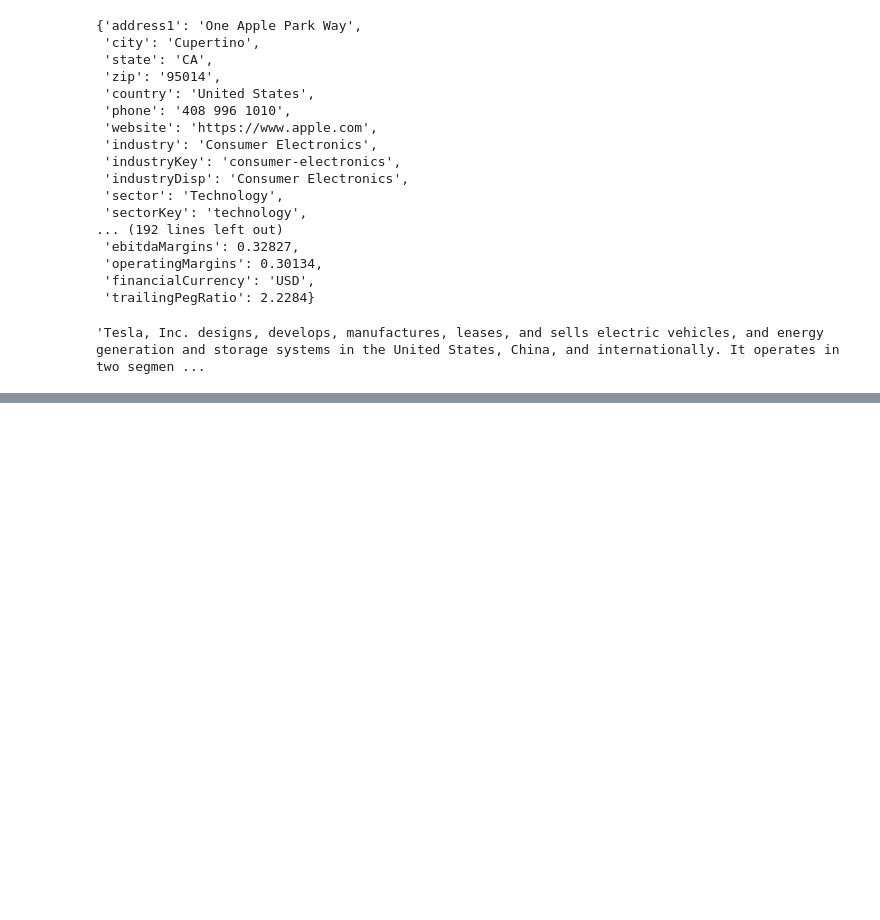
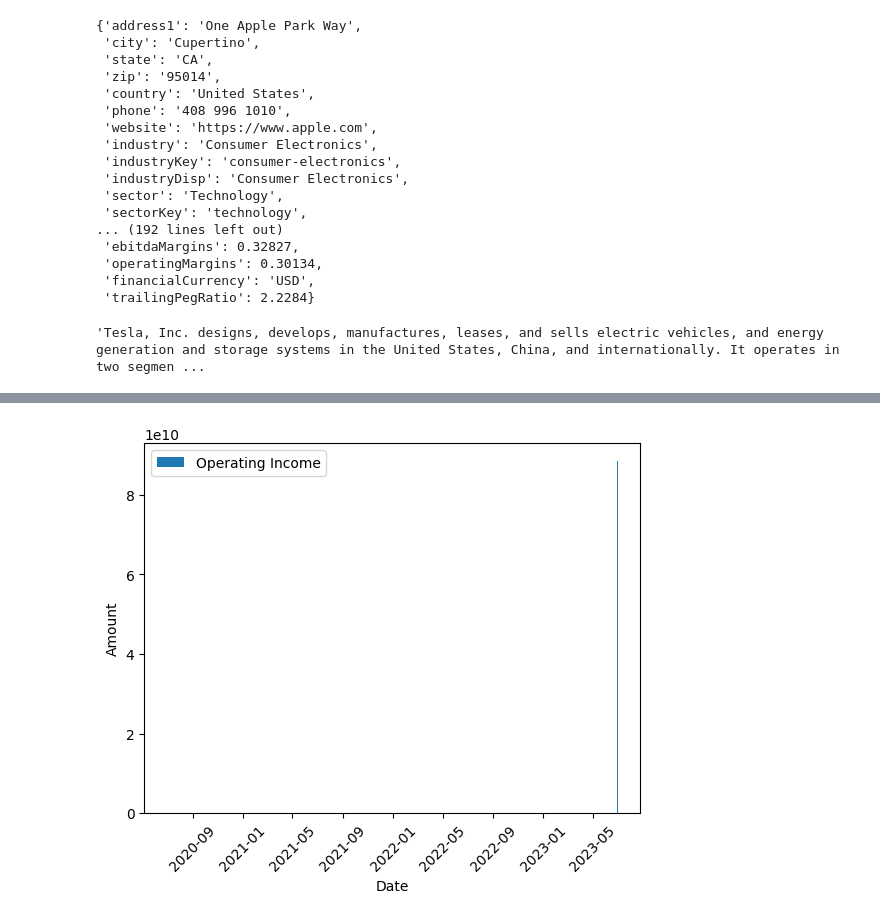
Before and after one commit to RiccardoDAndrea/InteractiveDataLab, a Jupyter notebook: python_files/yhaoo_finance.ipynb, the cells around one changed output, grey strips where cells are left out. Cells and saved outputs as stored; diff of their text form; code cells hidden in the pictures; blank space fills up the shorter version.

Commit message:
implementation of explanation for one company as a example

```diff
--- a/python_files/yhaoo_finance.ipynb
+++ b/python_files/yhaoo_finance.ipynb
@@ -136,0 +112,25 @@ Successfully installed fastjsonschema-2.19.1 nbformat-5.9.2
+# %%
+import yfinance as yf
+import plotly.express as px
+import matplotlib.pyplot as plt
+
+stock_option = 'MSFT'
+Company_stock = yf.Ticker(stock_option)
+
+# Finanzdaten abrufen
+financials = Company_stock.get_financials()
+revenue = financials.loc['OperatingIncome':'OperatingExpense'].T
+revenue.index.names = ['Date']
+revenue = revenue.reset_index()
+revenue['OperatingIncome'] = revenue['OperatingIncome'].astype(float)
+revenue['OperatingExpense'] = revenue['OperatingExpense'].astype(float)
+
+plt.bar(revenue['Date'], revenue['OperatingIncome'], label='Operating Income')
+#plt.bar(revenue['Date'], revenue['OperatingExpense'], label='Operating Expense', bottom=revenue['OperatingIncome'])
+plt.xticks(rotation=45)
+plt.xlabel('Date')
+plt.ylabel('Amount')
+plt.legend()
+plt.show()
+# %% [output]
+[figure, added]
```
Also changed, not shown: parts of 8 cells of this notebook, 1 other file.
